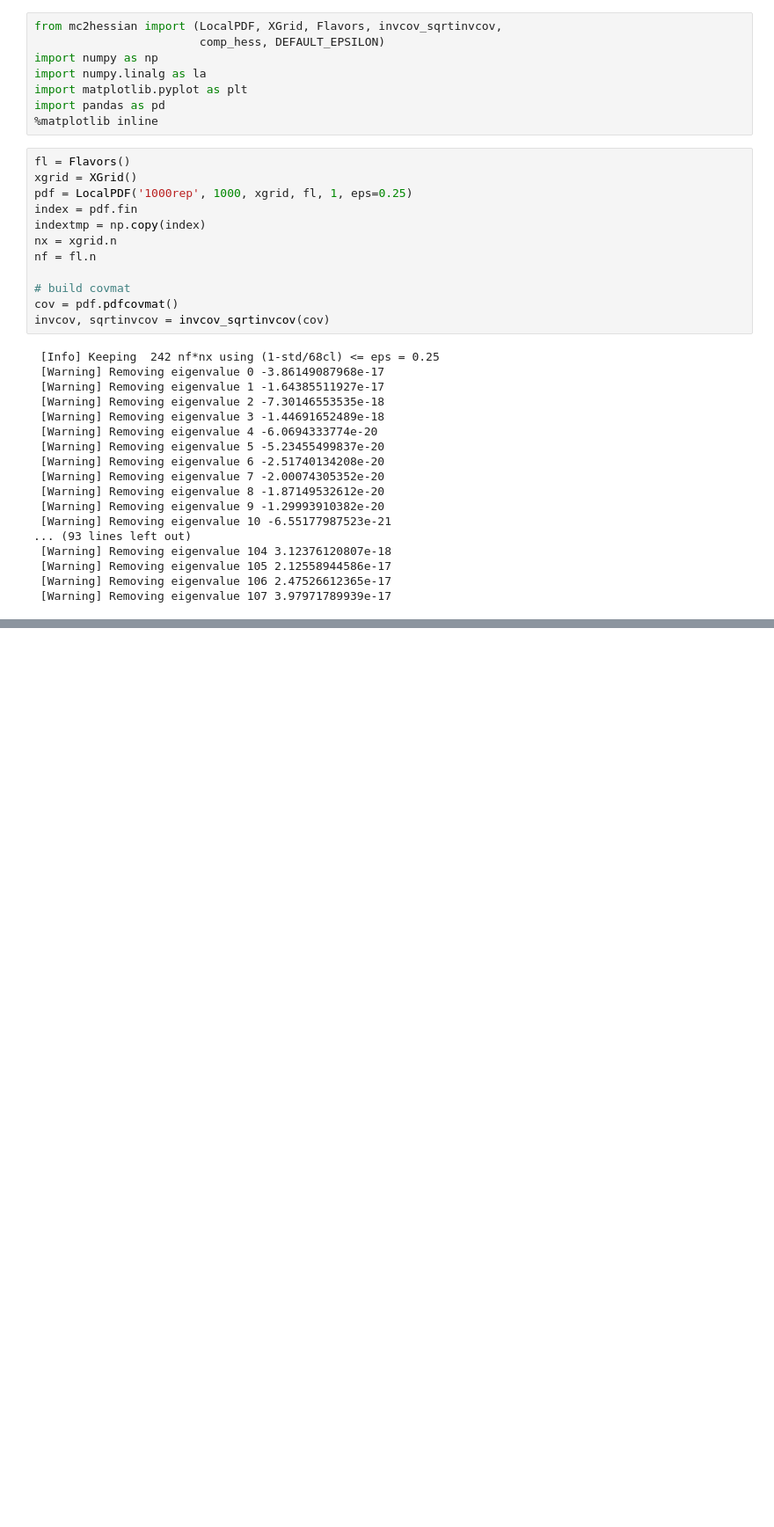
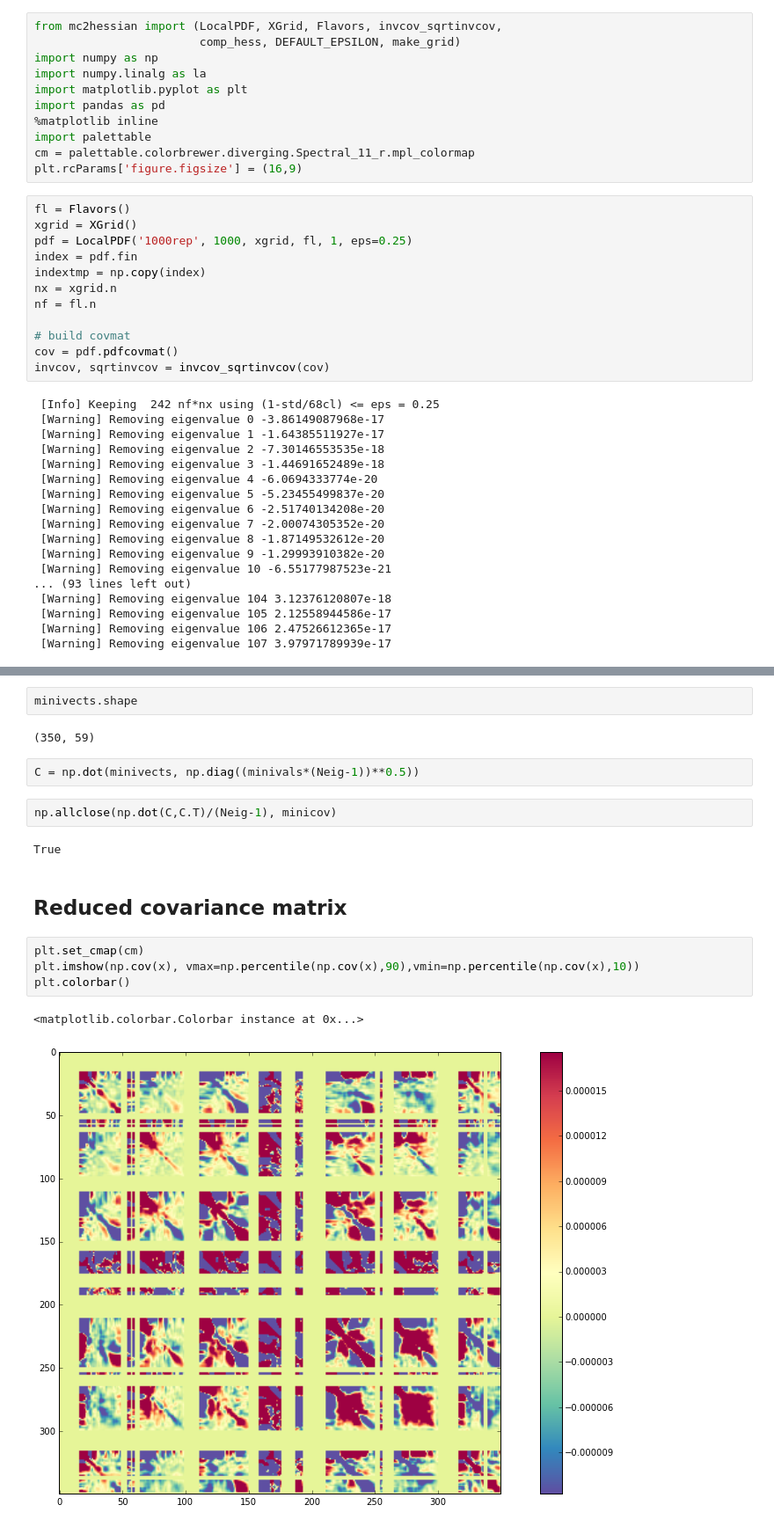
Before and after one commit to Zaharid/mc2hessian, a Jupyter notebook: Representation Exploration.ipynb, the cells around one changed output, grey strips where cells are left out. Shown: that part at 88% size. Drawn from its saved outputs; the diff is of its cells as text; blank space fills up the shorter version.

```diff
--- a/Representation Exploration.ipynb
+++ b/Representation Exploration.ipynb
@@ -1,11 +1,14 @@
 # %%
 from mc2hessian import (LocalPDF, XGrid, Flavors, invcov_sqrtinvcov,
-                        comp_hess, DEFAULT_EPSILON)
+                        comp_hess, DEFAULT_EPSILON, make_grid)
 import numpy as np
 import numpy.linalg as la
 import matplotlib.pyplot as plt
 import pandas as pd
 %matplotlib inline
+import palettable
+cm = palettable.colorbrewer.diverging.Spectral_11_r.mpl_colormap
+plt.rcParams['figure.figsize'] = (16,9)
 # %%
 fl = Flavors()
 xgrid = XGrid()
@@ -174,0 +66,20 @@ plt.xlabel("$N_{eig}$")
+# %%
+minivects.shape
+# %% [output]
+(350, 59)
+# %%
+C = np.dot(minivects, np.diag((minivals*(Neig-1))**0.5))
+# %%
+np.allclose(np.dot(C,C.T)/(Neig-1), minicov)
+# %% [output]
+True
+# %% [markdown]
+Reduced covariance matrix
+-------------------------
+# %%
+plt.set_cmap(cm)
+plt.imshow(np.cov(x), vmax=np.percentile(np.cov(x),90),vmin=np.percentile(np.cov(x),10))
+plt.colorbar()
+# %% [output]
+<matplotlib.colorbar.Colorbar instance at 0x...>
+[figure, added]
```
Also changed, not shown: parts of 33 cells of this notebook.
